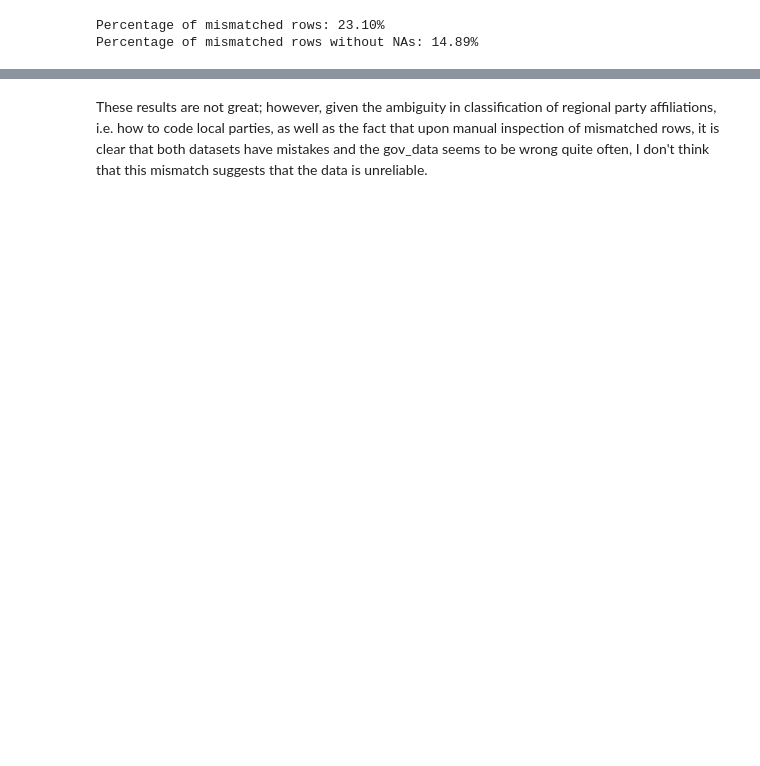
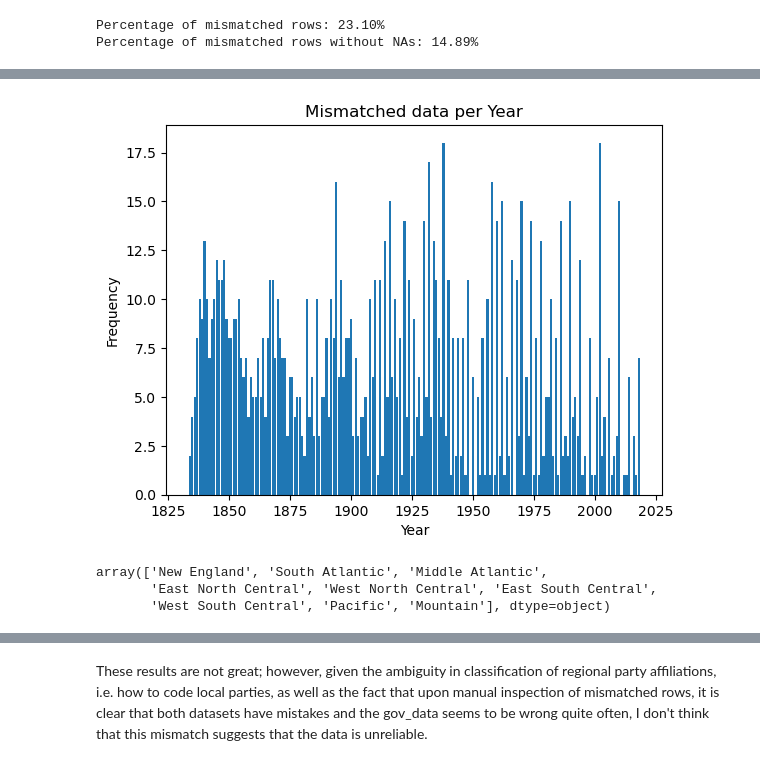
Before and after one commit to batShimon/similarity_data, a Jupyter notebook: merging_Klarner_and_ICPSR.ipynb, the cells around one changed output, grey strips where cells are left out. Saved outputs shown, nothing was run; the diff lists cells and outputs as text; code cells hidden in the pictures; blank space fills up the shorter version.

```diff
--- a/merging_Klarner_and_ICPSR.ipynb
+++ b/merging_Klarner_and_ICPSR.ipynb
@@ -1521,0 +1554,17 @@ Percentage of mismatched rows without NAs: 14.89%
+# %%
+year_counts_no_NAs = mismatched_rows_no_NAs['year'].value_counts().sort_index()
+
+# Plot the frequency of observations per year
+plt.bar(year_counts_no_NAs.index, year_counts_no_NAs.values, width=0.9)
+plt.xlabel('Year')
+plt.ylabel('Frequency')
+plt.title('Mismatched data per Year')
+plt.show()
+# %% [output]
+[figure, added]
+# %%
+final_merged['division'].unique()
+# %% [output]
+array(['New England', 'South Atlantic', 'Middle Atlantic',
+       'East North Central', 'West North Central', 'East South Central',
+       'West South Central', 'Pacific', 'Mountain'], dtype=object)
```
Also changed, not shown: parts of 11 cells of this notebook.
